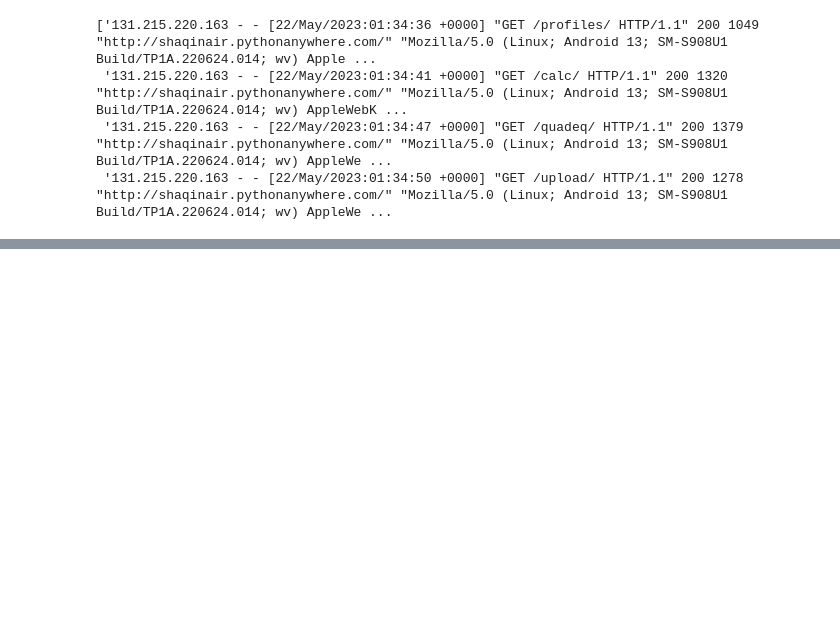
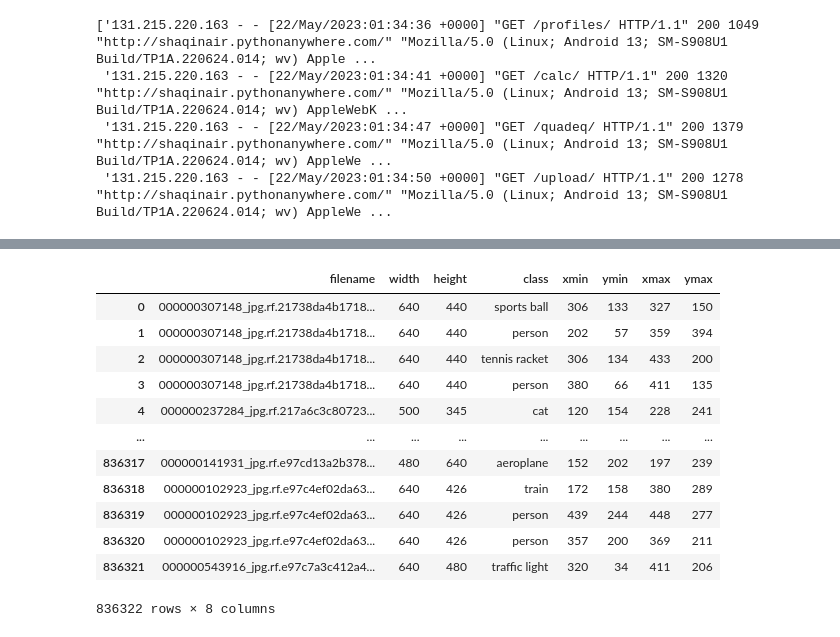
Before and after one commit to Ishaq-p/django_framework_across_wifi_network, a Jupyter notebook: Untitled.ipynb, the cells around one changed output, grey strips where cells are left out. Saved outputs shown, nothing was run; the diff lists cells and outputs as text; code cells hidden in the pictures; blank space fills up the shorter version.

```diff
--- a/Untitled.ipynb
+++ b/Untitled.ipynb
@@ -382,0 +419,17 @@ pasedena_IP_info
+# %%
+df_training = pd.read_csv("Microsoft COCO.v2-raw.tensorflow/train/_annotations.csv")
+df_training
+# %% [output]
+|  | filename | width | height | class | xmin | ymin | xmax | ymax |
+| 0 | 000000307148_jpg.rf.21738da4b1718... | 640 | 440 | sports ball | 306 | 133 | 327 | 150 |
+| 1 | 000000307148_jpg.rf.21738da4b1718... | 640 | 440 | person | 202 | 57 | 359 | 394 |
+| 2 | 000000307148_jpg.rf.21738da4b1718... | 640 | 440 | tennis racket | 306 | 134 | 433 | 200 |
+| 3 | 000000307148_jpg.rf.21738da4b1718... | 640 | 440 | person | 380 | 66 | 411 | 135 |
+| 4 | 000000237284_jpg.rf.217a6c3c80723... | 500 | 345 | cat | 120 | 154 | 228 | 241 |
+| ... | ... | ... | ... | ... | ... | ... | ... | ... |
+| 836317 | 000000141931_jpg.rf.e97cd13a2b378... | 480 | 640 | aeroplane | 152 | 202 | 197 | 239 |
+| 836318 | 000000102923_jpg.rf.e97c4ef02da63... | 640 | 426 | train | 172 | 158 | 380 | 289 |
+| 836319 | 000000102923_jpg.rf.e97c4ef02da63... | 640 | 426 | person | 439 | 244 | 448 | 277 |
+| 836320 | 000000102923_jpg.rf.e97c4ef02da63... | 640 | 426 | person | 357 | 200 | 369 | 211 |
+| 836321 | 000000543916_jpg.rf.e97c7a3c412a4... | 640 | 480 | traffic light | 320 | 34 | 411 | 206 |
+836322 rows × 8 columns
```
Also changed, not shown: parts of 88 cells of this notebook, 41 other files.
